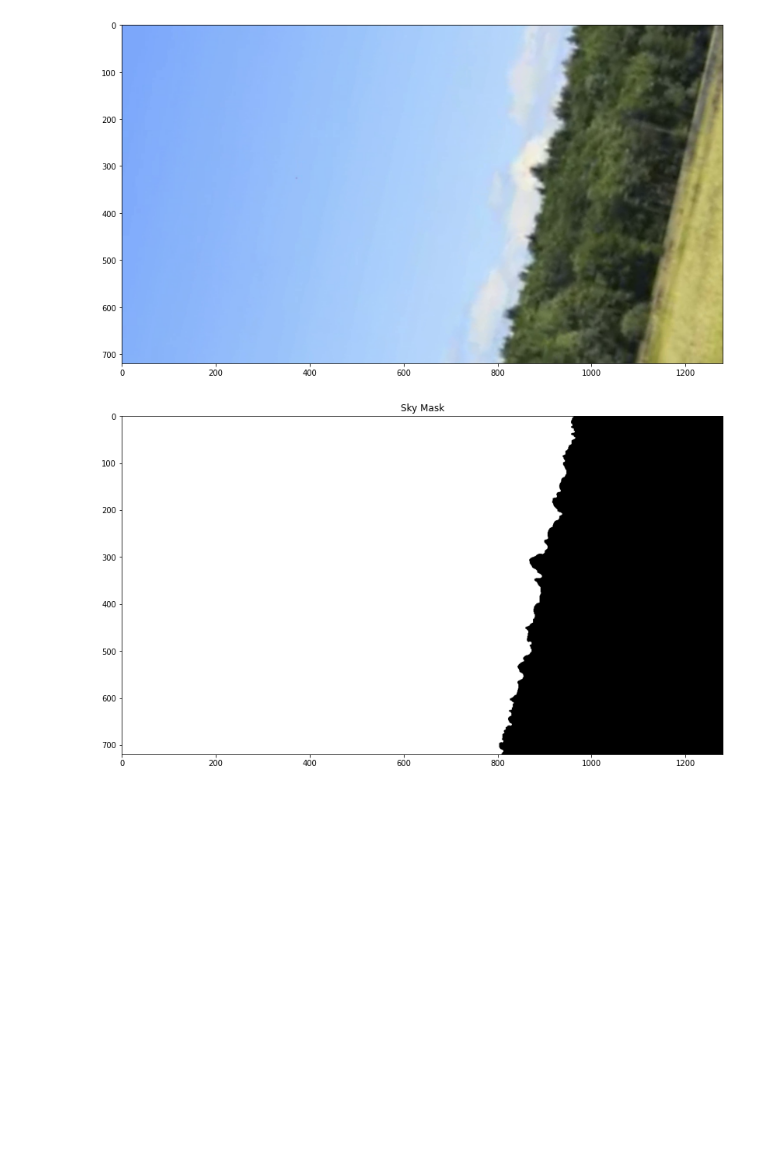
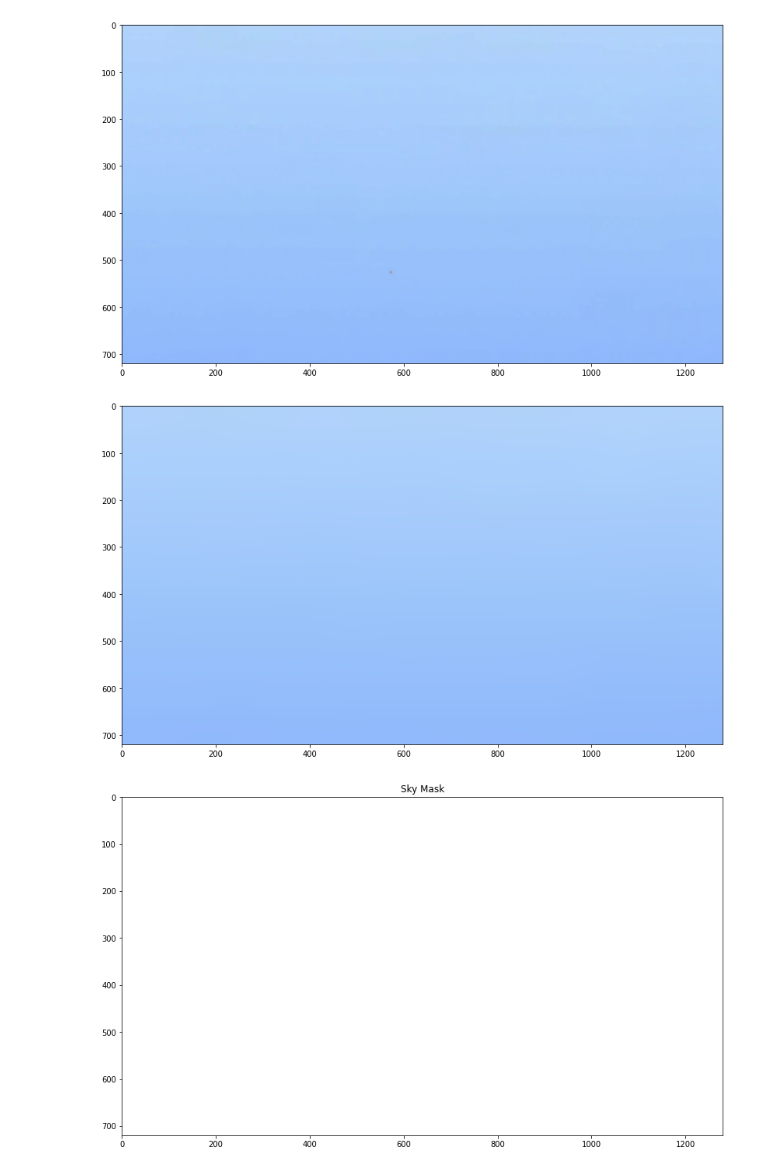
Before and after one commit to robertej19/aiguess, a Jupyter notebook: image_processing/detection_playground.ipynb, the cells around one changed output. Saved outputs shown, nothing was run; the diff lists cells and outputs as text; code cells hidden in the pictures; blank space fills up the shorter version.

```diff
--- a/image_processing/detection_playground.ipynb
+++ b/image_processing/detection_playground.ipynb
@@ -29,21 +10,25 @@ base_image_name = "horizon_2"
 cap = cv2.VideoCapture(f"synth_videos/{base_image_name}/synth_track_video.mp4")
 
 # Set the frame position (0-based index)
-frame_index = 42
+frame_index = 59
 cap.set(cv2.CAP_PROP_POS_FRAMES, frame_index)
 
 # Read the frame
 ret, raw_frame = cap.read()
 show_bgr(raw_frame,w=14)
 # %% [output]
-[figure, old version]
+[figure, new version]
 # %%
 # Cell [3]: Sky Detection
 
-sky_mask = detect_sky(raw_frame)  # user-defined function
+#apply gaussian blur to the raw frame before passing to sky detector
+blurred_frame = cv2.GaussianBlur(raw_frame, (125, 125), 125)
+show_bgr(blurred_frame,w=14)
+sky_mask = detect_sky(blurred_frame)  # user-defined function
 show_bgr(sky_mask,w=14, title="Sky Mask")
 # %% [output]
-[figure, old version]
+[figure, new version]
+[figure, added]
 # %%
 # Cell [4]: Downsample & Estimate Horizon
 
```
Also changed, not shown: parts of 7 cells of this notebook, 4 other files.
